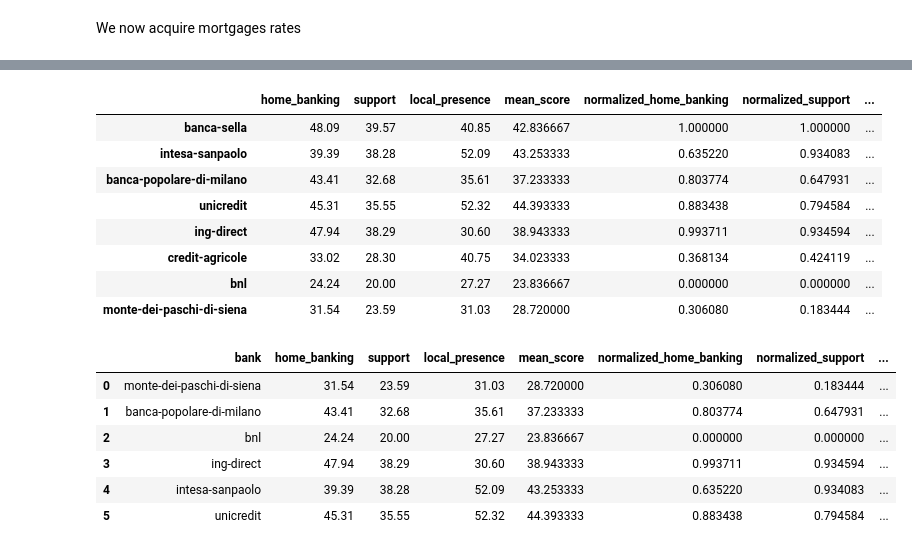
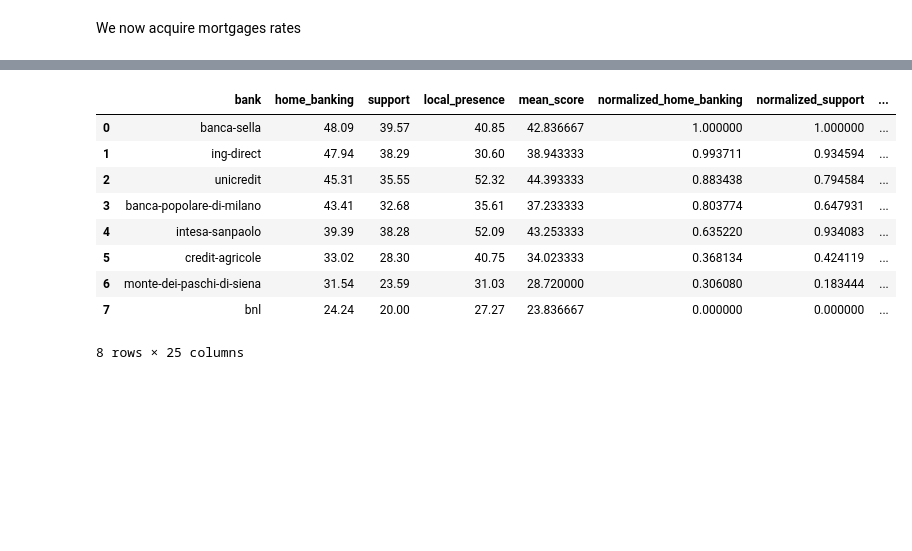
Before and after one commit to giuseppevallarelli/RighteousBanks, a Jupyter notebook: etl.ipynb, the cells around one changed output, grey strips where cells are left out. Drawn from its saved outputs; the diff is of its cells as text; code cells hidden in the pictures; blank space fills up the shorter version.

```diff
--- a/etl.ipynb
+++ b/etl.ipynb
@@ -429,42 +547,25 @@ def calculate_score(row, col_weight_mapping):
 # %%
-var_weight_mapping = {
-    'normalized_home_banking': 0.15,
+weight_map_tech_savvy_user = {
+    'normalized_home_banking': 0.35,
     'normalized_support': 0.15,
-    'normalized_local_presence': 0.05,
+    'normalized_local_presence': 0.0,
     'normalized_TIER1_ratio': 0.15,
-    'normalized_ROE': 0.10,
+    'normalized_ROE': 0.05,
     'normalized_cyber_risk_rating': 0.05,
-    'normalized_taeg': 0.35
+    'normalized_taeg': 0.25
 }
+
+weight_map_standard_user = {
+    'normalized_home_banking': 0.05,
+    'normalized_support': 0.25,
+    'normalized_local_presence': 0.25,
+    'normalized_TIER1_ratio': 0.15,
+    'normalized_ROE': 0.05,
+    'normalized_cyber_risk_rating': 0.05,
+    'normalized_taeg': 0.20
+}
-# %%
-all_scores_mortgage_1968['final_score'] = all_scores_mortgage_1968.apply(calculate_score, args=(var_weight_mapping,), axis=1)
-all_scores_mortgage_1978['final_score'] = all_scores_mortgage_1978.apply(calculate_score, args=(var_weight_mapping,), axis=1)
-all_scores_mortgage_1988['final_score'] = all_scores_mortgage_1978.apply(calculate_score, args=(var_weight_mapping,), axis=1)
-all_scores_mortgage_1998['final_score'] = all_scores_mortgage_1978.apply(calculate_score, args=(var_weight_mapping,), axis=1)
-# %%
-all_scores_mortgage_1968.sort_values(by='final_score', ascending=False)
-# %% [output]
-|  | home_banking | support | local_presence | mean_score | normalized_home_banking | normalized_support | ... |
-| banca-sella | 48.09 | 39.57 | 40.85 | 42.836667 | 1.000000 | 1.000000 | ... |
-| intesa-sanpaolo | 39.39 | 38.28 | 52.09 | 43.253333 | 0.635220 | 0.934083 | ... |
-| banca-popolare-di-milano | 43.41 | 32.68 | 35.61 | 37.233333 | 0.803774 | 0.647931 | ... |
-| unicredit | 45.31 | 35.55 | 52.32 | 44.393333 | 0.883438 | 0.794584 | ... |
-| ing-direct | 47.94 | 38.29 | 30.60 | 38.943333 | 0.993711 | 0.934594 | ... |
-| credit-agricole | 33.02 | 28.30 | 40.75 | 34.023333 | 0.368134 | 0.424119 | ... |
-| bnl | 24.24 | 20.00 | 27.27 | 23.836667 | 0.000000 | 0.000000 | ... |
-| monte-dei-paschi-di-siena | 31.54 | 23.59 | 31.03 | 28.720000 | 0.306080 | 0.183444 | ... |
-# %%
-all_scores_mortgage_1968 = all_scores_mortgage_1968.reset_index().rename(columns={'index': 'bank'})
-all_scores_mortgage_1978 = all_scores_mortgage_1978.reset_index().rename(columns={'index': 'bank'})
-all_scores_mortgage_1988 = all_scores_mortgage_1988.reset_index().rename(columns={'index': 'bank'})
-all_scores_mortgage_1998 = all_scores_mortgage_1998.reset_index().rename(columns={'index': 'bank'})
-# %%
-all_scores_mortgage_1998
-# %% [output]
-|  | bank | home_banking | support | local_presence | mean_score | normalized_home_banking | normalized_support | ... |
-| 0 | monte-dei-paschi-di-siena | 31.54 | 23.59 | 31.03 | 28.720000 | 0.306080 | 0.183444 | ... |
-| 1 | banca-popolare-di-milano | 43.41 | 32.68 | 35.61 | 37.233333 | 0.803774 | 0.647931 | ... |
-| 2 | bnl | 24.24 | 20.00 | 27.27 | 23.836667 | 0.000000 | 0.000000 | ... |
-| 3 | ing-direct | 47.94 | 38.29 | 30.60 | 38.943333 | 0.993711 | 0.934594 | ... |
-| 4 | intesa-sanpaolo | 39.39 | 38.28 | 52.09 | 43.253333 | 0.635220 | 0.934083 | ... |
-| 5 | unicredit | 45.31 | 35.55 | 52.32 | 44.393333 | 0.883438 | 0.794584 | ... |
+# %%
+score_1968_tech_savvy = apply_score(all_scores_mortgage_1968, weight_map_tech_savvy_user)
+score_1978_tech_savvy = apply_score(all_scores_mortgage_1978, weight_map_tech_savvy_user)
+score_1988_tech_savvy = apply_score(all_scores_mortgage_1988, weight_map_tech_savvy_user)
+score_1998_tech_savvy = apply_score(all_scores_mortgage_1998, weight_map_tech_savvy_user)
@@ -470,0 +577,13 @@ all_scores_mortgage_1998
+# %%
+score_1988_tech_savvy
+# %% [output]
+|  | bank | home_banking | support | local_presence | mean_score | normalized_home_banking | normalized_support | ... |
+| 0 | banca-sella | 48.09 | 39.57 | 40.85 | 42.836667 | 1.000000 | 1.000000 | ... |
+| 1 | ing-direct | 47.94 | 38.29 | 30.60 | 38.943333 | 0.993711 | 0.934594 | ... |
+| 2 | unicredit | 45.31 | 35.55 | 52.32 | 44.393333 | 0.883438 | 0.794584 | ... |
+| 3 | banca-popolare-di-milano | 43.41 | 32.68 | 35.61 | 37.233333 | 0.803774 | 0.647931 | ... |
+| 4 | intesa-sanpaolo | 39.39 | 38.28 | 52.09 | 43.253333 | 0.635220 | 0.934083 | ... |
+| 5 | credit-agricole | 33.02 | 28.30 | 40.75 | 34.023333 | 0.368134 | 0.424119 | ... |
+| 6 | monte-dei-paschi-di-siena | 31.54 | 23.59 | 31.03 | 28.720000 | 0.306080 | 0.183444 | ... |
+| 7 | bnl | 24.24 | 20.00 | 27.27 | 23.836667 | 0.000000 | 0.000000 | ... |
+8 rows × 25 columns
```
Also changed, not shown: parts of 34 cells of this notebook, 4 other files.
